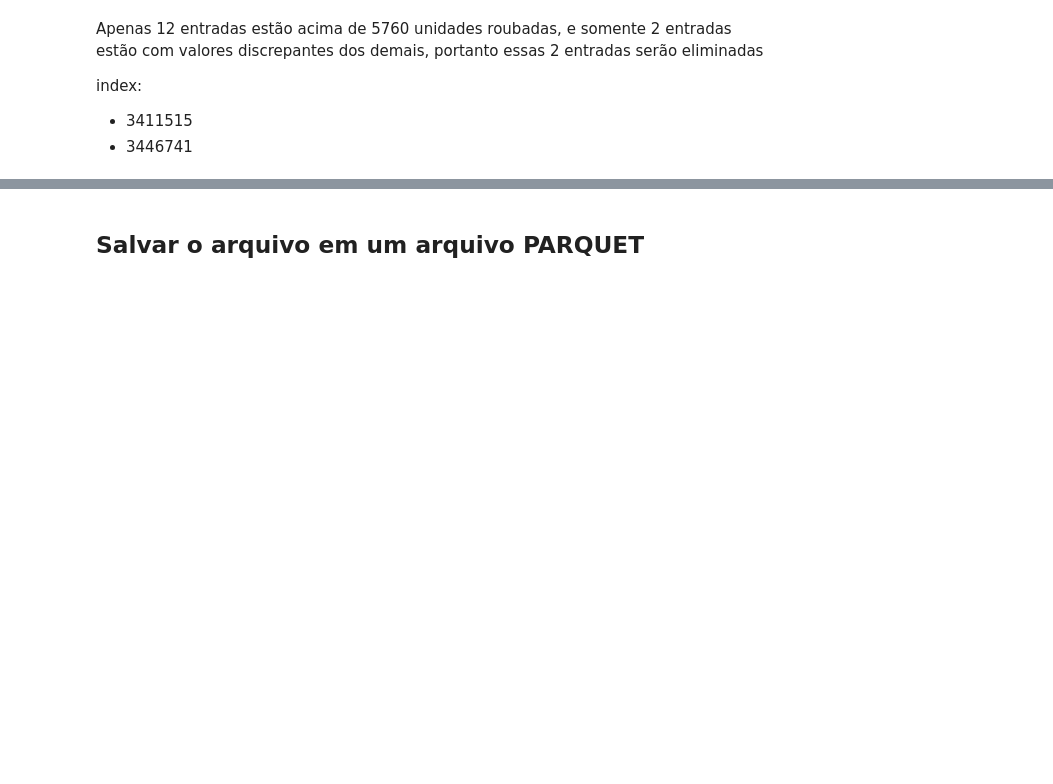
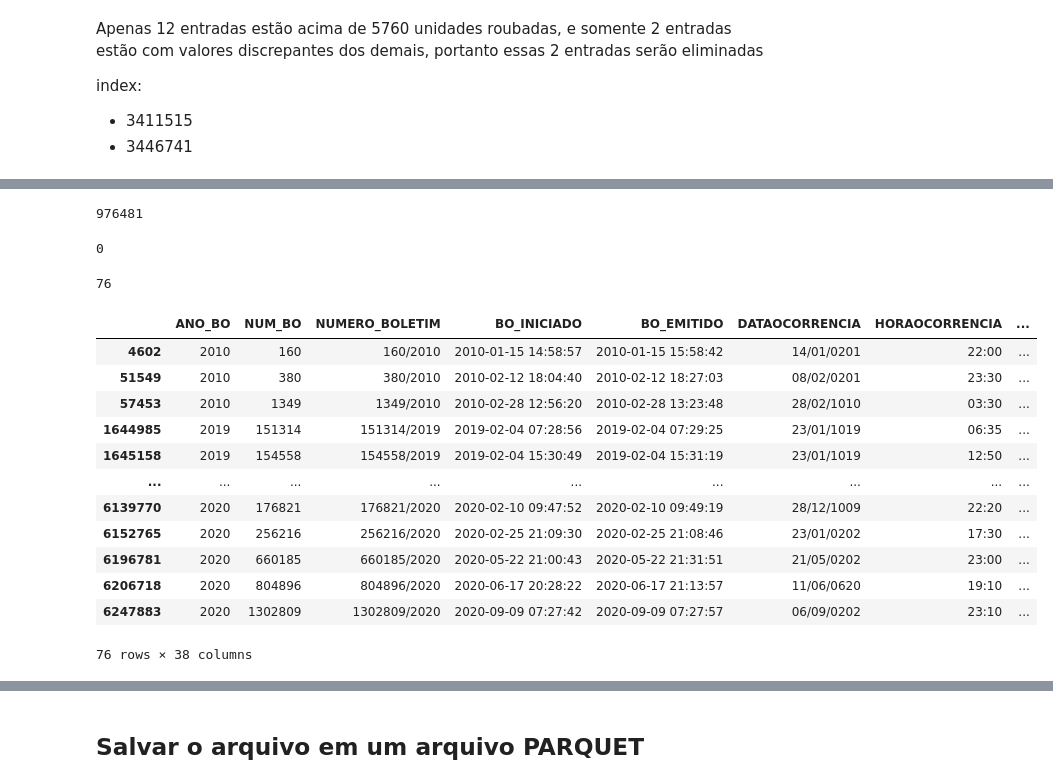
Before and after one commit to caiobellezi/SSP_SP, a Jupyter notebook: 03_Limpeza_datasets_completo.ipynb, the cells around one changed output, grey strips where cells are left out. Cells and saved outputs as stored; diff of their text form; code cells hidden in the pictures; blank space fills up the shorter version.

```diff
--- a/03_Limpeza_datasets_completo.ipynb
+++ b/03_Limpeza_datasets_completo.ipynb
@@ -664,0 +779,3 @@ df.drop([3411515,3446741], axis=0, inplace=True)
+# %%
+df['DATAOCORRENCIA'][ocorrencias_nulas.index] = ocorrencias_nulas['BO_INICIADO'].dt.strftime("%d/%m/%Y")
+df.iloc[ocorrencias_nulas.index]
@@ -664,0 +802,35 @@ df.drop([3411515,3446741], axis=0, inplace=True)
+# %%
+df.dropna(subset=['DATAOCORRENCIA'], axis=0, inplace=True)
+# %%
+df['HORAOCORRENCIA'].isnull().sum()
+# %% [output]
+976481
+# %%
+df['HORAOCORRENCIA'] = np.where(df['HORAOCORRENCIA'].isnull(), df['BO_INICIADO'].dt.strftime('%H:%M'), df['HORAOCORRENCIA'])
+# %%
+df['HORAOCORRENCIA'].isnull().sum()
+# %% [output]
+0
+# %%
+df['DATA_HORA_OCORRENCIA'] = pd.to_datetime(df['DATAOCORRENCIA'] + ' ' + df['HORAOCORRENCIA'], format='%d/%m/%Y %H:%M', errors='coerce')
+# %%
+df['DATA_HORA_OCORRENCIA'].isnull().sum()
+# %% [output]
+76
+# %%
+erros_data = df.loc[df['DATA_HORA_OCORRENCIA'].isnull()]
+erros_data
+# %% [output]
+|  | ANO_BO | NUM_BO | NUMERO_BOLETIM | BO_INICIADO | BO_EMITIDO | DATAOCORRENCIA | HORAOCORRENCIA | ... |
+| 4602 | 2010 | 160 | 160/2010 | 2010-01-15 14:58:57 | 2010-01-15 15:58:42 | 14/01/0201 | 22:00 | ... |
+| 51549 | 2010 | 380 | 380/2010 | 2010-02-12 18:04:40 | 2010-02-12 18:27:03 | 08/02/0201 | 23:30 | ... |
+| 57453 | 2010 | 1349 | 1349/2010 | 2010-02-28 12:56:20 | 2010-02-28 13:23:48 | 28/02/1010 | 03:30 | ... |
+| 1644985 | 2019 | 151314 | 151314/2019 | 2019-02-04 07:28:56 | 2019-02-04 07:29:25 | 23/01/1019 | 06:35 | ... |
+| 1645158 | 2019 | 154558 | 154558/2019 | 2019-02-04 15:30:49 | 2019-02-04 15:31:19 | 23/01/1019 | 12:50 | ... |
+| ... | ... | ... | ... | ... | ... | ... | ... | ... |
+| 6139770 | 2020 | 176821 | 176821/2020 | 2020-02-10 09:47:52 | 2020-02-10 09:49:19 | 28/12/1009 | 22:20 | ... |
+| 6152765 | 2020 | 256216 | 256216/2020 | 2020-02-25 21:09:30 | 2020-02-25 21:08:46 | 23/01/0202 | 17:30 | ... |
+| 6196781 | 2020 | 660185 | 660185/2020 | 2020-05-22 21:00:43 | 2020-05-22 21:31:51 | 21/05/0202 | 23:00 | ... |
+| 6206718 | 2020 | 804896 | 804896/2020 | 2020-06-17 20:28:22 | 2020-06-17 21:13:57 | 11/06/0620 | 19:10 | ... |
+| 6247883 | 2020 | 1302809 | 1302809/2020 | 2020-09-09 07:27:42 | 2020-09-09 07:27:57 | 06/09/0202 | 23:10 | ... |
+76 rows × 38 columns
```
Also changed, not shown: parts of 45 cells of this notebook.
